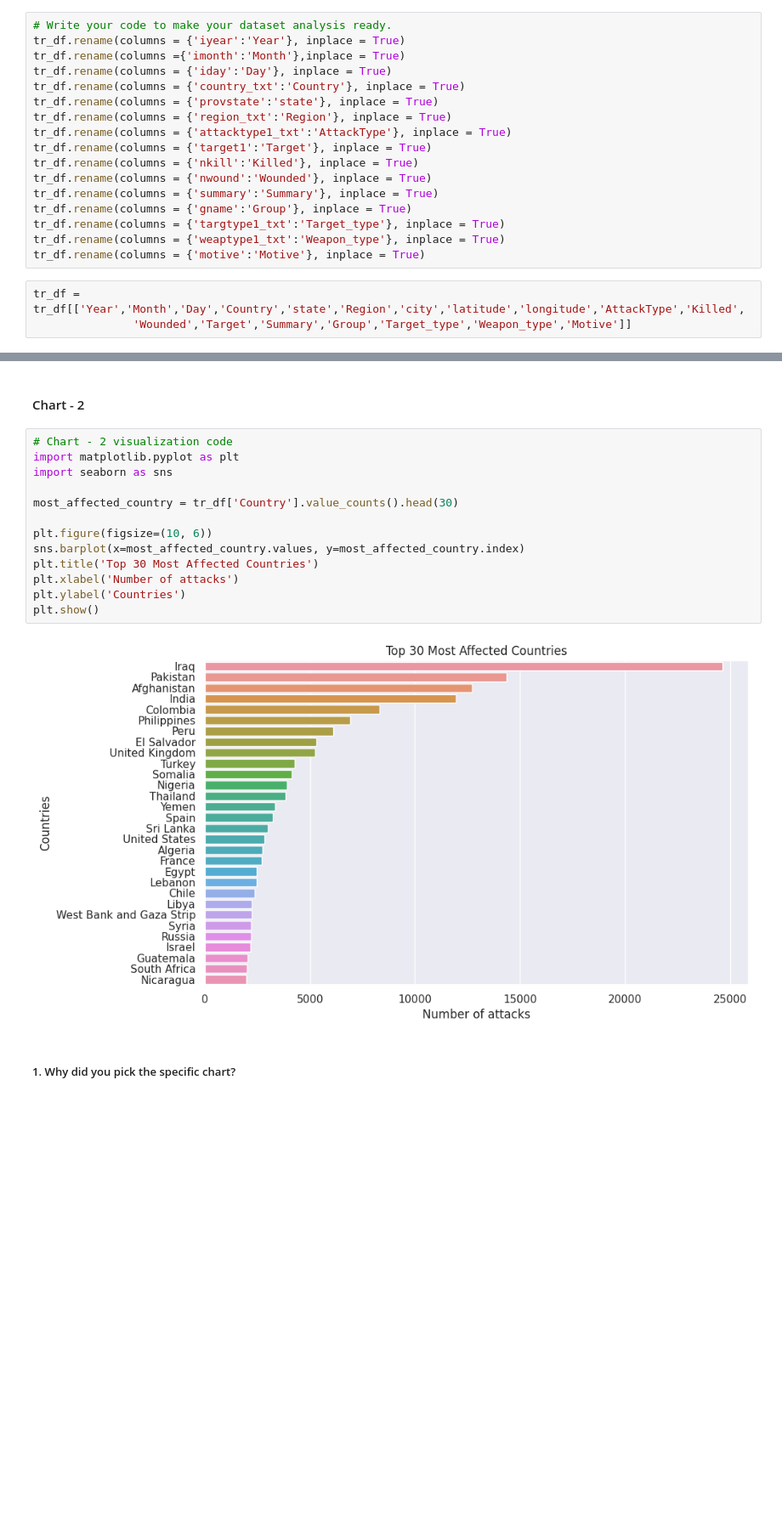
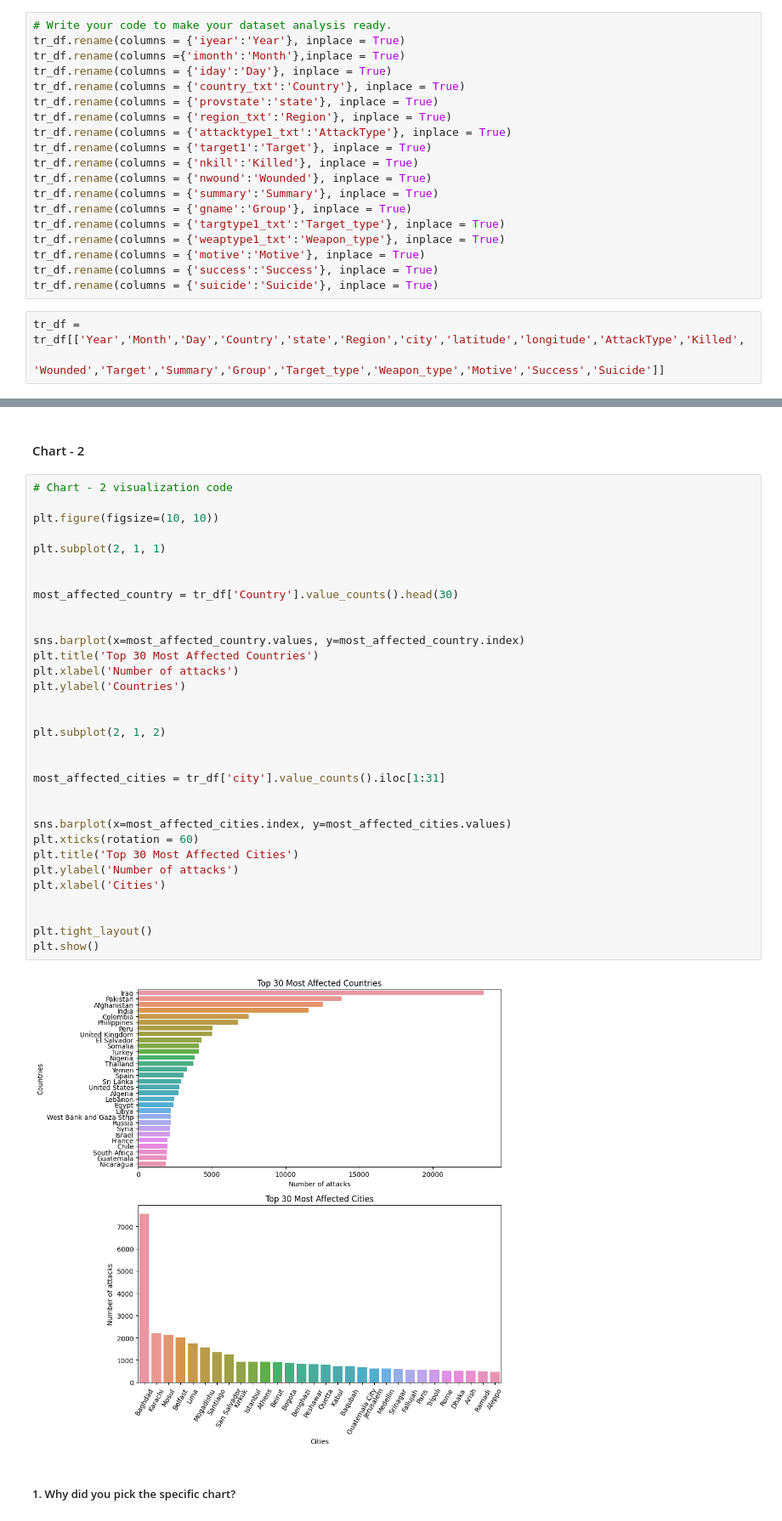
Before and after one commit to vishalrana00007/Global-Terrorism-Database-Capstone-Project, a Jupyter notebook: Global_terrorism_analysis(Capstone_project)Module_2.ipynb, the cells around one changed output, grey strips where cells are left out. Shown at 85% size. Cells and saved outputs as stored; diff of their text form; blank space fills up the shorter version.

```diff
--- a/Global_terrorism_analysis(Capstone_project)Module_2.ipynb
+++ b/Global_terrorism_analysis(Capstone_project)Module_2.ipynb
@@ -255,9 +256,11 @@ tr_df.rename(columns = {'gname':'Group'}, inplace = True)
 tr_df.rename(columns = {'targtype1_txt':'Target_type'}, inplace = True)
 tr_df.rename(columns = {'weaptype1_txt':'Weapon_type'}, inplace = True)
 tr_df.rename(columns = {'motive':'Motive'}, inplace = True)
+tr_df.rename(columns = {'success':'Success'}, inplace = True)
+tr_df.rename(columns = {'suicide':'Suicide'}, inplace = True)
 # %%
 tr_df = tr_df[['Year','Month','Day','Country','state','Region','city','latitude','longitude','AttackType','Killed',
-               'Wounded','Target','Summary','Group','Target_type','Weapon_type','Motive']]
+               'Wounded','Target','Summary','Group','Target_type','Weapon_type','Motive','Success','Suicide']]
 # %%
 tr_df.info()
 # %% [output]
@@ -364,19 +364,38 @@ Answer Here
 #### Chart - 2
 # %%
 # Chart - 2 visualization code
-import matplotlib.pyplot as plt
-import seaborn as sns
+
+plt.figure(figsize=(10, 10))
+
+plt.subplot(2, 1, 1)
+
 
 most_affected_country = tr_df['Country'].value_counts().head(30)
 
-plt.figure(figsize=(10, 6))
+
 sns.barplot(x=most_affected_country.values, y=most_affected_country.index)
 plt.title('Top 30 Most Affected Countries')
 plt.xlabel('Number of attacks')
 plt.ylabel('Countries')
+
+
+plt.subplot(2, 1, 2)
+
+
+most_affected_cities = tr_df['city'].value_counts().iloc[1:31]
+
+
+sns.barplot(x=most_affected_cities.index, y=most_affected_cities.values)
+plt.xticks(rotation = 60)
+plt.title('Top 30 Most Affected Cities')
+plt.ylabel('Number of attacks')
+plt.xlabel('Cities')
+
+
+plt.tight_layout()
 plt.show()
 # %% [output]
-[figure, old version]
+[figure, new version]
 # %% [markdown]
 ##### 1. Why did you pick the specific chart?
 # %% [markdown]
```
Also changed, not shown: parts of 32 cells of this notebook.
